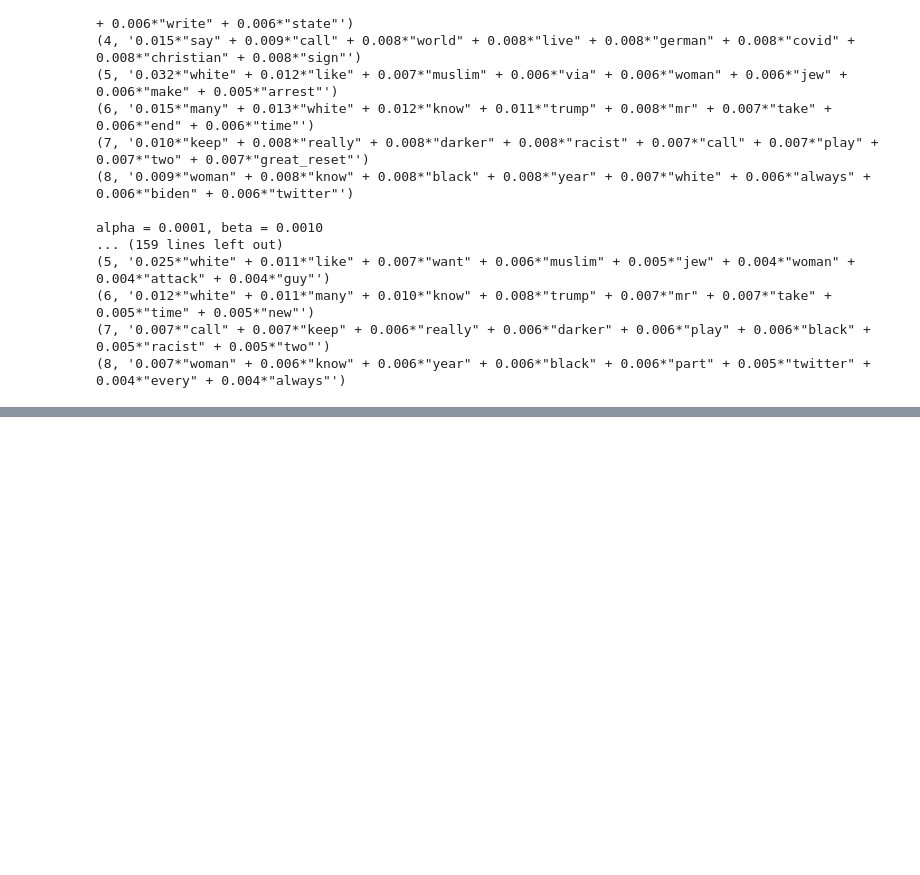
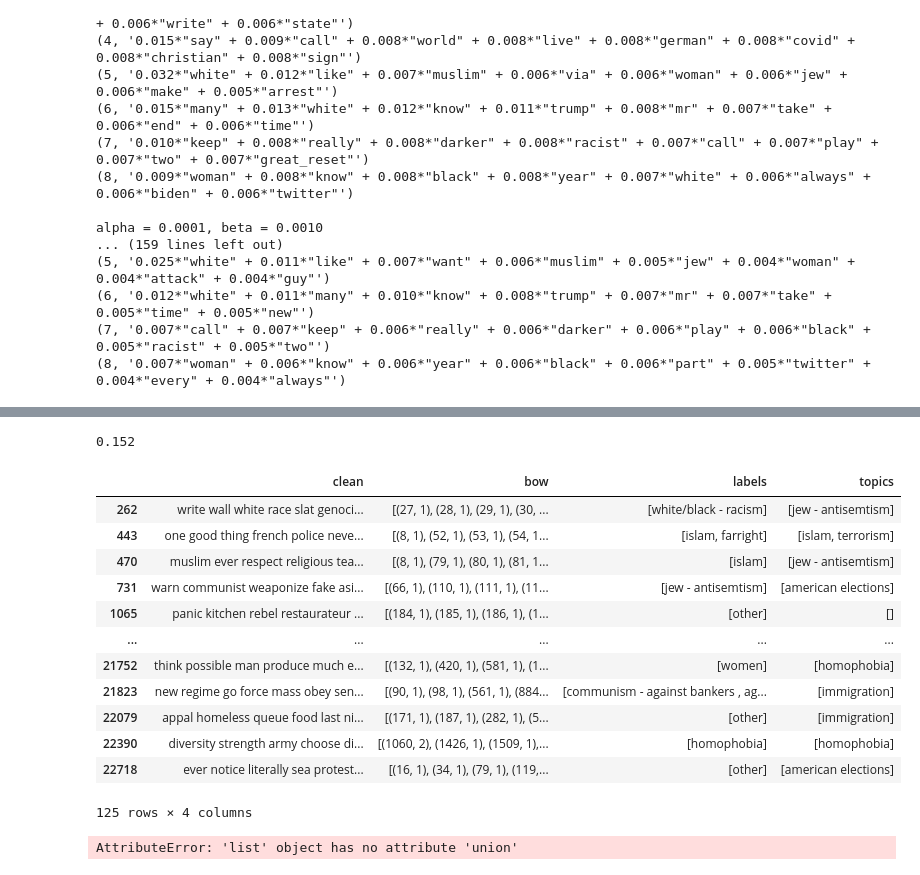
Before and after one commit to EvaLvn/ML_project2, a Jupyter notebook: LDA.ipynb, the cells around one changed output, grey strips where cells are left out. Cells and saved outputs as stored; diff of their text form; code cells hidden in the pictures; blank space fills up the shorter version.

```diff
--- a/LDA.ipynb
+++ b/LDA.ipynb
@@ -184,0 +220,36 @@ NameError: name 'pyLDAvis' is not defined
+# %%
+labels_idx = df_labels['index'].tolist()
+labeled_tweets = pd.DataFrame(clean_tweets[labels_idx])
+labeled_tweets['bow'] = get_corpus_in_bow(labeled_tweets['clean'],dictionary)
+df_labels.set_index('index', inplace = True)
+# %%
+df_labels = labeled_tweets.join(df_labels).drop('translated', axis = 1)
+# %%
+df_labels['topics'] = df_labels.bow.apply(lambda bow : model.get_document_topics(bow, minimum_probability = 0.3))
+df_labels['topics'] = df_labels['topics'].apply(lambda tpcs : [topics[t[0]] for t in tpcs][0])
+# %%
+df_labels['score'] = df_labels.apply(lambda row : sum([1 for topic in row.topics if topic in row.labels]),axis = 1)
+final_score = df_labels['score'].agg(sum)
+final_score/len(df_labels)
+# %% [output]
+0.152
+# %%
+ df_labels.apply(lambda row : row)
+# %% [output]
+|  | clean | bow | labels | topics |
+| 262 | write wall white race slat genoci... | [(27, 1), (28, 1), (29, 1), (30, ... | [white/black - racism] | [jew - antisemtism] |
+| 443 | one good thing french police neve... | [(8, 1), (52, 1), (53, 1), (54, 1... | [islam, farright] | [islam, terrorism] |
+| 470 | muslim ever respect religious tea... | [(8, 1), (79, 1), (80, 1), (81, 1... | [islam] | [jew - antisemtism] |
+| 731 | warn communist weaponize fake asi... | [(66, 1), (110, 1), (111, 1), (11... | [jew - antisemtism] | [american elections] |
+| 1065 | panic kitchen rebel restaurateur ... | [(184, 1), (185, 1), (186, 1), (1... | [other] | [] |
+| ... | ... | ... | ... | ... |
+| 21752 | think possible man produce much e... | [(132, 1), (420, 1), (581, 1), (1... | [women] | [homophobia] |
+| 21823 | new regime go force mass obey sen... | [(90, 1), (98, 1), (561, 1), (884... | [communism - against bankers , ag... | [immigration] |
+| 22079 | appal homeless queue food last ni... | [(171, 1), (187, 1), (282, 1), (5... | [other] | [immigration] |
+| 22390 | diversity strength army choose di... | [(1060, 2), (1426, 1), (1509, 1),... | [homophobia] | [homophobia] |
+| 22718 | ever notice literally sea protest... | [(16, 1), (34, 1), (79, 1), (119,... | [other] | [american elections] |
+125 rows × 4 columns
+# %%
+['1', '2', '3'].union(['1', '2', '3'])
+# %% [output]
+AttributeError: 'list' object has no attribute 'union'
```
Also changed, not shown: parts of 10 cells of this notebook.
